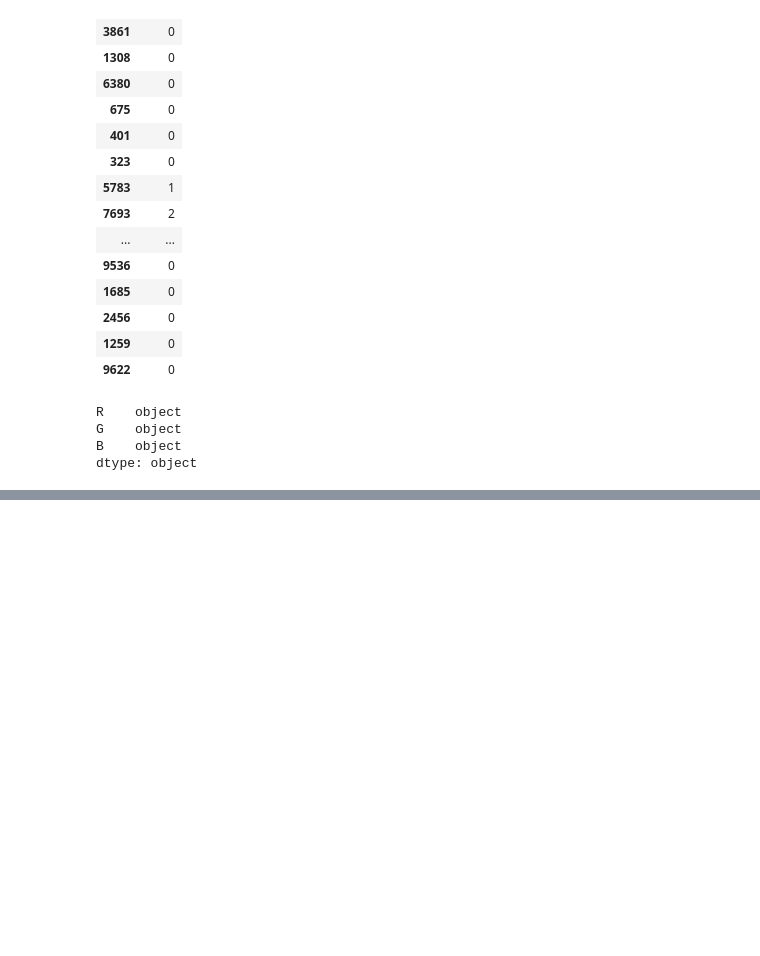
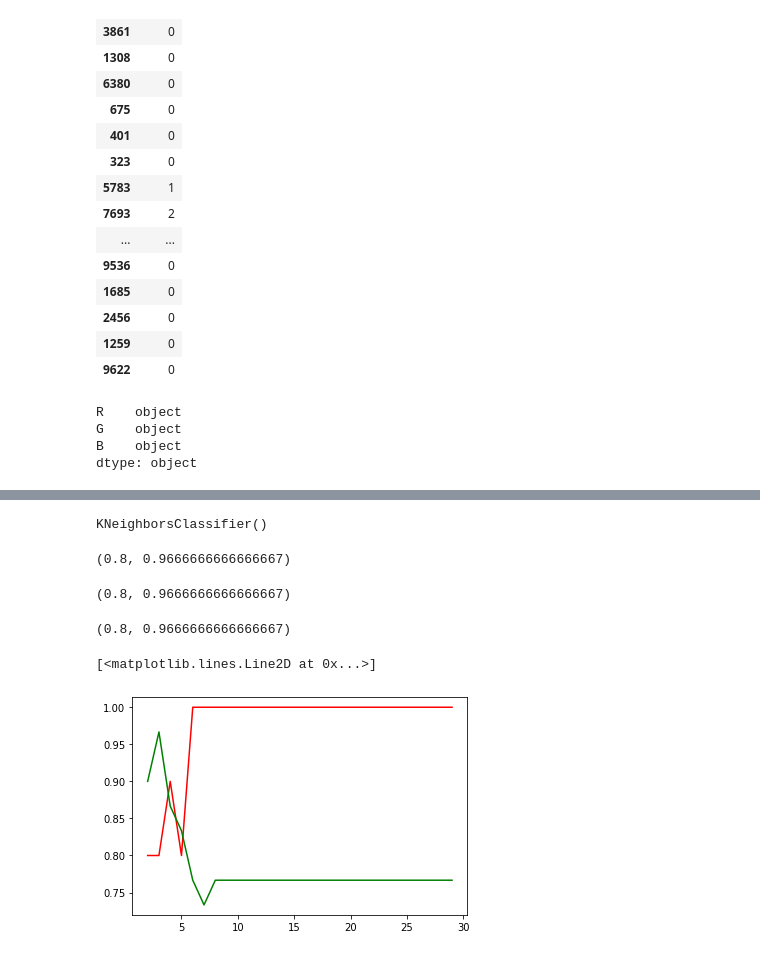
Before and after one commit to och0415/Introduction-to-Optical-Remote-Exploration-CN7500474-001-, a Jupyter notebook: KNN.ipynb, the cells around one changed output, grey strips where cells are left out. Cells and saved outputs as stored; diff of their text form; code cells hidden in the pictures; blank space fills up the shorter version.

```diff
--- a/KNN.ipynb
+++ b/KNN.ipynb
@@ -698,0 +708,2 @@ from collections import Counter
+# %%
+knn.fit(train_input,train_output)
@@ -698,0 +716,38 @@ from collections import Counter
+# %%
+knn=KNeighborsClassifier(n_neighbors=3)
+knn2=KNeighborsClassifier(n_neighbors=2)
+knn3=KNeighborsClassifier(n_neighbors=5)
+# %%
+knn.fit(train_input,train_output)
+knn2.fit(train_input,train_output)
+knn3.fit(train_input,train_output)
+# %% [output]
+KNeighborsClassifier()
+# %%
+knn.score(test_input,test_output),knn.score(train_input,train_output) #K=3
+knn2.score(test_input,test_output),knn.score(train_input,train_output) #K=2
+knn3.score(test_input,test_output),knn.score(train_input,train_output) #K=5
+# %% [output]
+(0.8, 0.9666666666666667)
+# %%
+knn2.score(test_input,test_output),knn.score(train_input,train_output) #K=2
+# %% [output]
+(0.8, 0.9666666666666667)
+# %%
+knn3.score(test_input,test_output),knn.score(train_input,train_output) #K=5
+# %% [output]
+(0.8, 0.9666666666666667)
+# %%
+acc_test=[]
+acc_train=[]
+for i in range(2,30):
+  knn_k=KNeighborsClassifier(n_neighbors=i)
+  knn_k.fit(train_input,train_output)
+  acc_test.append(knn_k.score(test_input,test_output))
+  acc_train.append(knn_k.score(train_input,train_output))
+# %%
+plt.plot(range(2,30),acc_test,'r')
+plt.plot(range(2,30),acc_train,'g')
+# %% [output]
+[<matplotlib.lines.Line2D at 0x...>]
+[figure, added]
```
Also changed, not shown: parts of 17 cells of this notebook.
